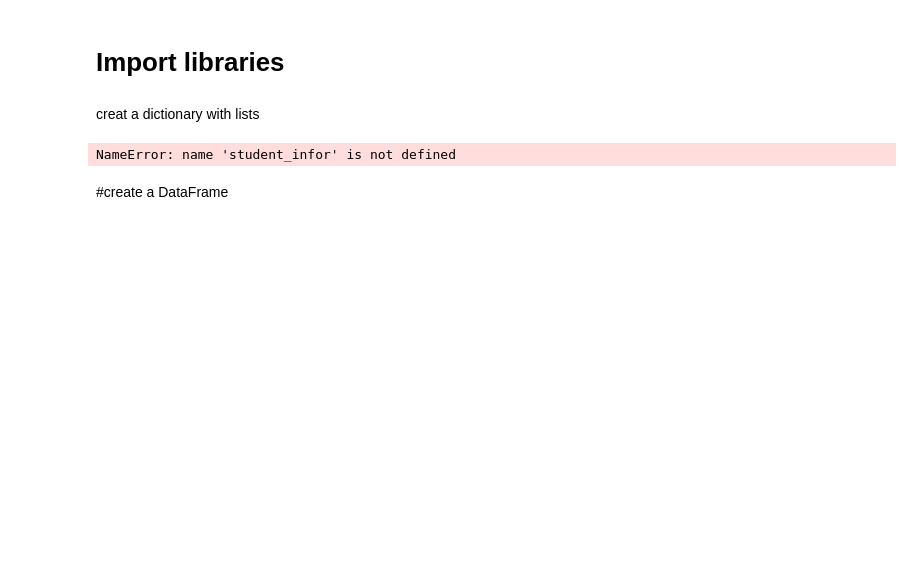
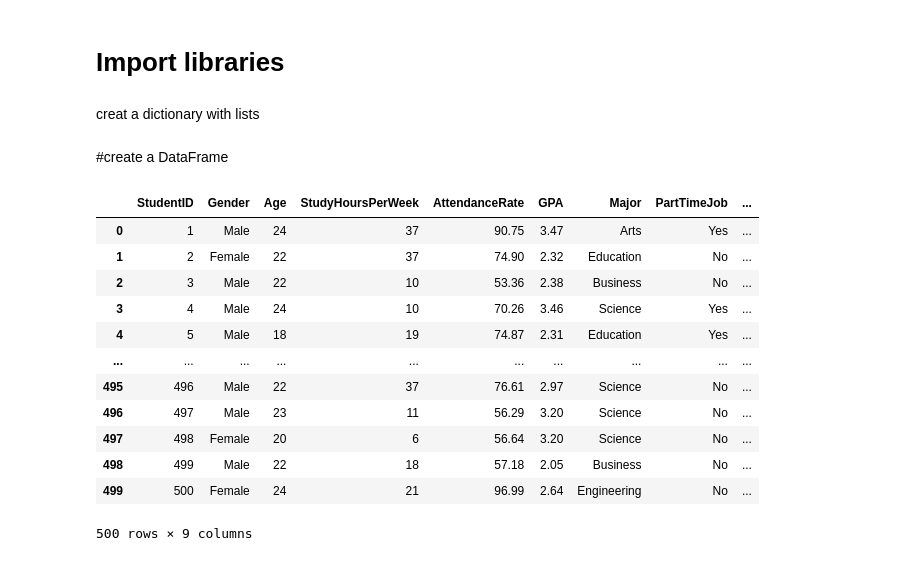
Before and after one commit to mashaviolet/my-folder, a Jupyter notebook: data science and machine learning/data science/NOTES/practice 1.ipynb, the cells around one changed output. Cells and saved outputs as stored; diff of their text form; code cells hidden in the pictures; blank space fills up the shorter version.

```diff
--- a/data science and machine learning/data science/NOTES/practice 1.ipynb
+++ b/data science and machine learning/data science/NOTES/practice 1.ipynb
@@ -11,9 +11,5 @@ student_infor = {
 'Grade':[90, 88, 95, 92]
 }
 #create a dictionary with student information
-# %%
-student_infor
-# %% [output]
-NameError: name 'student_infor' is not defined
 # %% [markdown]
 #create a DataFrame
@@ -21,0 +19,18 @@ df=pd.
+# %%
+student_df=pd.read_csv('student_performance_data.csv')
+# %%
+student_df
+# %% [output]
+|  | StudentID | Gender | Age | StudyHoursPerWeek | AttendanceRate | GPA | Major | PartTimeJob | ... |
+| 0 | 1 | Male | 24 | 37 | 90.75 | 3.47 | Arts | Yes | ... |
+| 1 | 2 | Female | 22 | 37 | 74.90 | 2.32 | Education | No | ... |
+| 2 | 3 | Male | 22 | 10 | 53.36 | 2.38 | Business | No | ... |
+| 3 | 4 | Male | 24 | 10 | 70.26 | 3.46 | Science | Yes | ... |
+| 4 | 5 | Male | 18 | 19 | 74.87 | 2.31 | Education | Yes | ... |
+| ... | ... | ... | ... | ... | ... | ... | ... | ... | ... |
+| 495 | 496 | Male | 22 | 37 | 76.61 | 2.97 | Science | No | ... |
+| 496 | 497 | Male | 23 | 11 | 56.29 | 3.20 | Science | No | ... |
+| 497 | 498 | Female | 20 | 6 | 56.64 | 3.20 | Science | No | ... |
+| 498 | 499 | Male | 22 | 18 | 57.18 | 2.05 | Business | No | ... |
+| 499 | 500 | Female | 24 | 21 | 96.99 | 2.64 | Engineering | No | ... |
+500 rows × 9 columns
```
Also changed, not shown: parts of 3 cells of this notebook, 12 other files.
